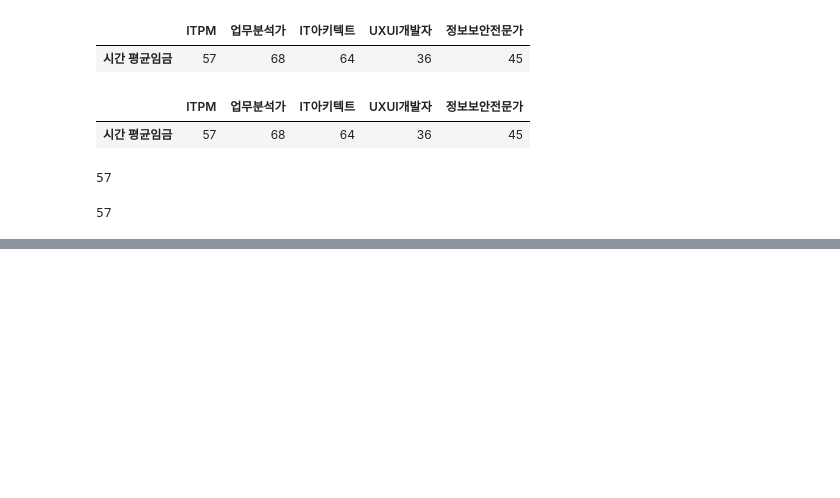
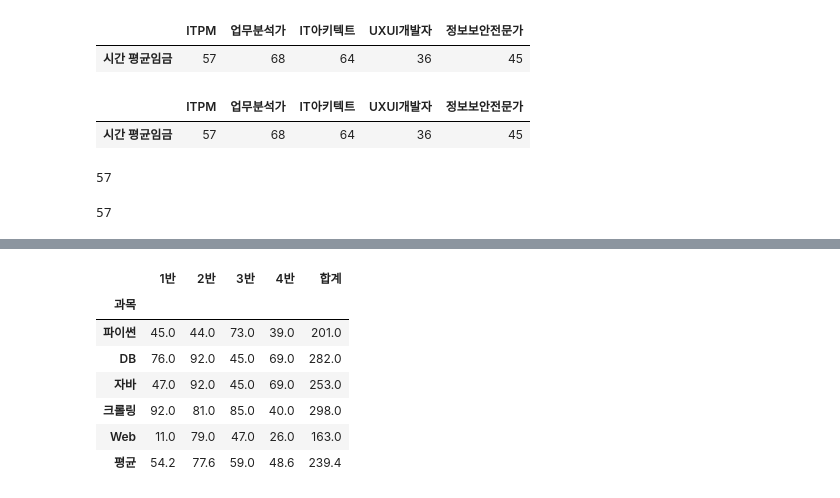
Before and after one commit to Rangbit/Python_study, a Jupyter notebook: Python Library/2.Pandas Library.ipynb, the cells around one changed output, grey strips where cells are left out. Cells and saved outputs as stored; diff of their text form; code cells hidden in the pictures; blank space fills up the shorter version.

```diff
--- a/Python Library/2.Pandas Library.ipynb
+++ b/Python Library/2.Pandas Library.ipynb
@@ -421,0 +663,4 @@ display(df2.iloc[0:2,2:4])
+# %%
+# 다시 불러오기
+score = pd.read_csv('./score.csv', encoding='cp949', index_col = '과목')
+score
@@ -421,0 +675,7 @@ display(df2.iloc[0:2,2:4])
+# %%
+# 과목별 합계를 구하여 '합계' 컬럼을 생성하기
+score['합계']=score.sum(axis=1) ## 주소값 참조가 이루어져 계산값이 실행될 때 마다 누적
+# %%
+# 정확한 슬라이싱 범위를 지정해서 누적을 피할 수 있음
+score['합계'] = score.iloc[:,:4].sum(axis=1)
+score
@@ -421,0 +690,14 @@ display(df2.iloc[0:2,2:4])
+# %%
+# 반 평균 구해보기
+
+score.loc['평균'] = score.sum(axis=0)/5
+score
+# %% [output]
+|  | 1반 | 2반 | 3반 | 4반 | 합계 |
+| 과목 |  |  |  |  |  |
+| 파이썬 | 45.0 | 44.0 | 73.0 | 39.0 | 201.0 |
+| DB | 76.0 | 92.0 | 45.0 | 69.0 | 282.0 |
+| 자바 | 47.0 | 92.0 | 45.0 | 69.0 | 253.0 |
+| 크롤링 | 92.0 | 81.0 | 85.0 | 40.0 | 298.0 |
+| Web | 11.0 | 79.0 | 47.0 | 26.0 | 163.0 |
+| 평균 | 54.2 | 77.6 | 59.0 | 48.6 | 239.4 |
```
Also changed, not shown: parts of 40 cells of this notebook, 2 other files.
